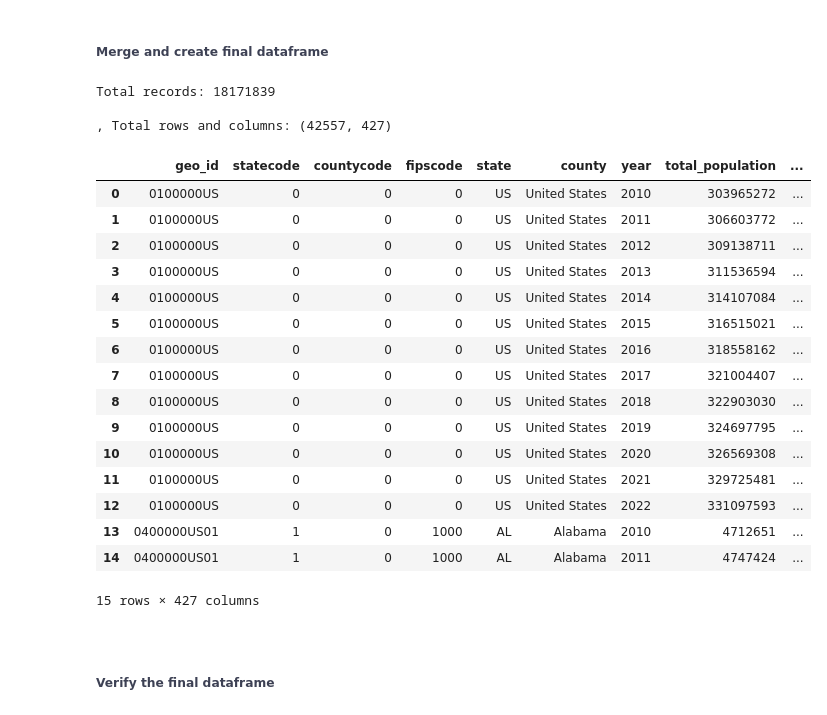
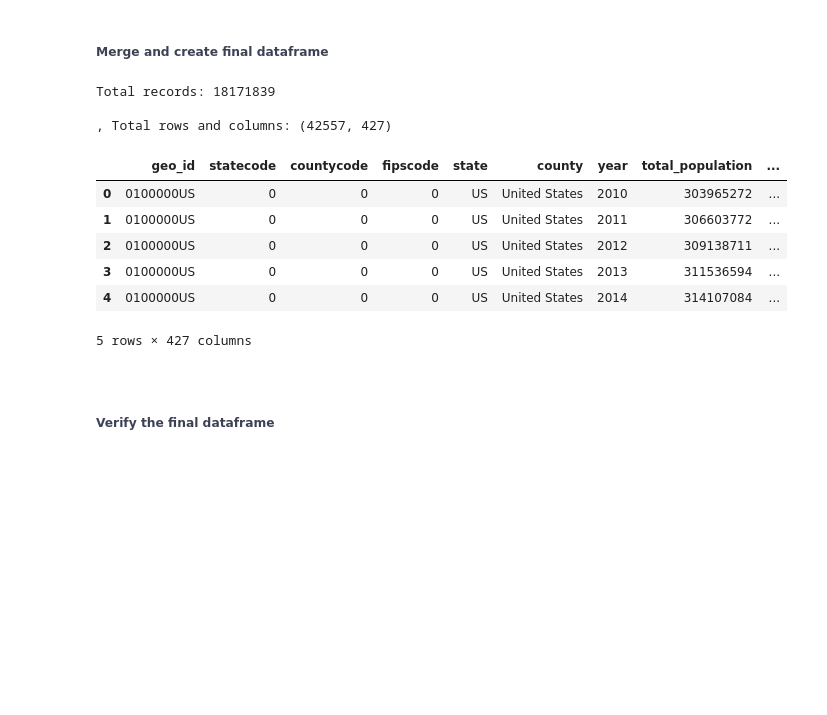
Before and after one commit to satyndragautam/plotly-dash-app, a Jupyter notebook: notebook/USA_population_data.ipynb, the cells around one changed output. Saved outputs shown, nothing was run; the diff lists cells and outputs as text; code cells hidden in the pictures; blank space fills up the shorter version.

```diff
--- a/notebook/USA_population_data.ipynb
+++ b/notebook/USA_population_data.ipynb
@@ -2680,31 +2518,21 @@ Total no of rows and cols in final_df2_race: (42557, 374)
 # %%
 # Merge final_dfs
 us_pop_all_combined_data = pd.merge(final_df1_age, final_df2_race, on=['geo_id', 'year'], how='left')
 
 print(f"\nTotal records: {us_pop_all_combined_data.size}\n\n, Total rows and columns: {us_pop_all_combined_data.shape}")
 
-us_pop_all_combined_data.head(15)
+us_pop_all_combined_data.head(5)
 # %% [output]
 Total records: 18171839
 
 , Total rows and columns: (42557, 427)
 |  | geo_id | statecode | countycode | fipscode | state | county | year | total_population | ... |
 | 0 | 0100000US | 0 | 0 | 0 | US | United States | 2010 | 303965272 | ... |
 | 1 | 0100000US | 0 | 0 | 0 | US | United States | 2011 | 306603772 | ... |
 | 2 | 0100000US | 0 | 0 | 0 | US | United States | 2012 | 309138711 | ... |
 | 3 | 0100000US | 0 | 0 | 0 | US | United States | 2013 | 311536594 | ... |
 | 4 | 0100000US | 0 | 0 | 0 | US | United States | 2014 | 314107084 | ... |
-| 5 | 0100000US | 0 | 0 | 0 | US | United States | 2015 | 316515021 | ... |
-| 6 | 0100000US | 0 | 0 | 0 | US | United States | 2016 | 318558162 | ... |
-| 7 | 0100000US | 0 | 0 | 0 | US | United States | 2017 | 321004407 | ... |
-| 8 | 0100000US | 0 | 0 | 0 | US | United States | 2018 | 322903030 | ... |
-| 9 | 0100000US | 0 | 0 | 0 | US | United States | 2019 | 324697795 | ... |
-| 10 | 0100000US | 0 | 0 | 0 | US | United States | 2020 | 326569308 | ... |
-| 11 | 0100000US | 0 | 0 | 0 | US | United States | 2021 | 329725481 | ... |
-| 12 | 0100000US | 0 | 0 | 0 | US | United States | 2022 | 331097593 | ... |
-| 13 | 0400000US01 | 1 | 0 | 1000 | AL | Alabama | 2010 | 4712651 | ... |
-| 14 | 0400000US01 | 1 | 0 | 1000 | AL | Alabama | 2011 | 4747424 | ... |
-15 rows × 427 columns
+5 rows × 427 columns
 # %% [markdown]
 <br>
 
```
Also changed, not shown: parts of 29 cells of this notebook, 1 other file.
